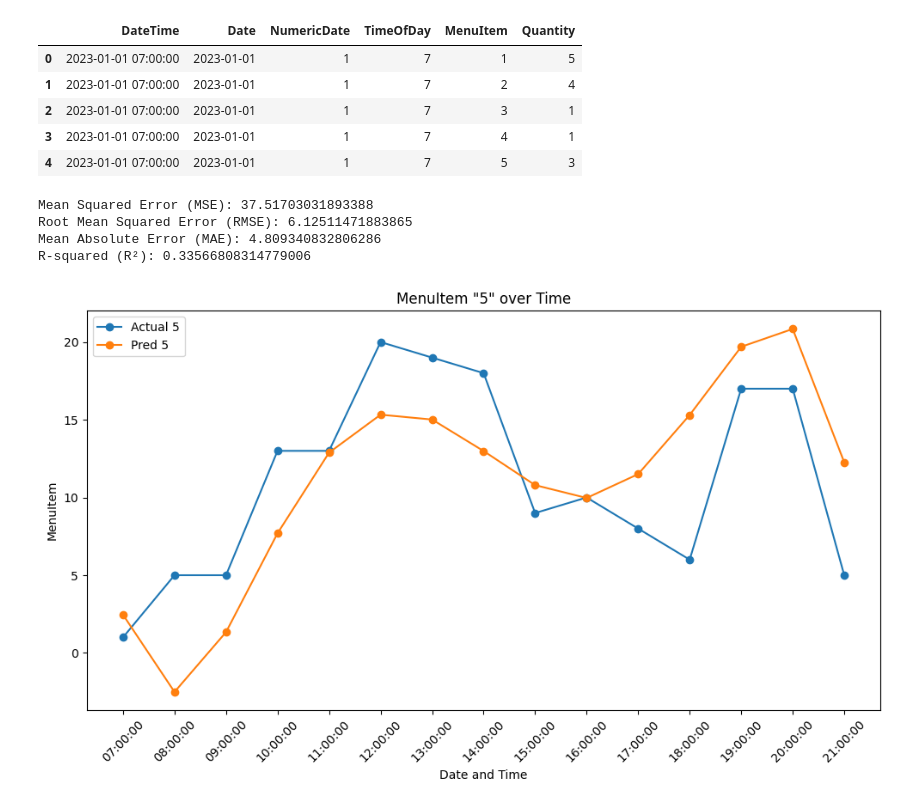
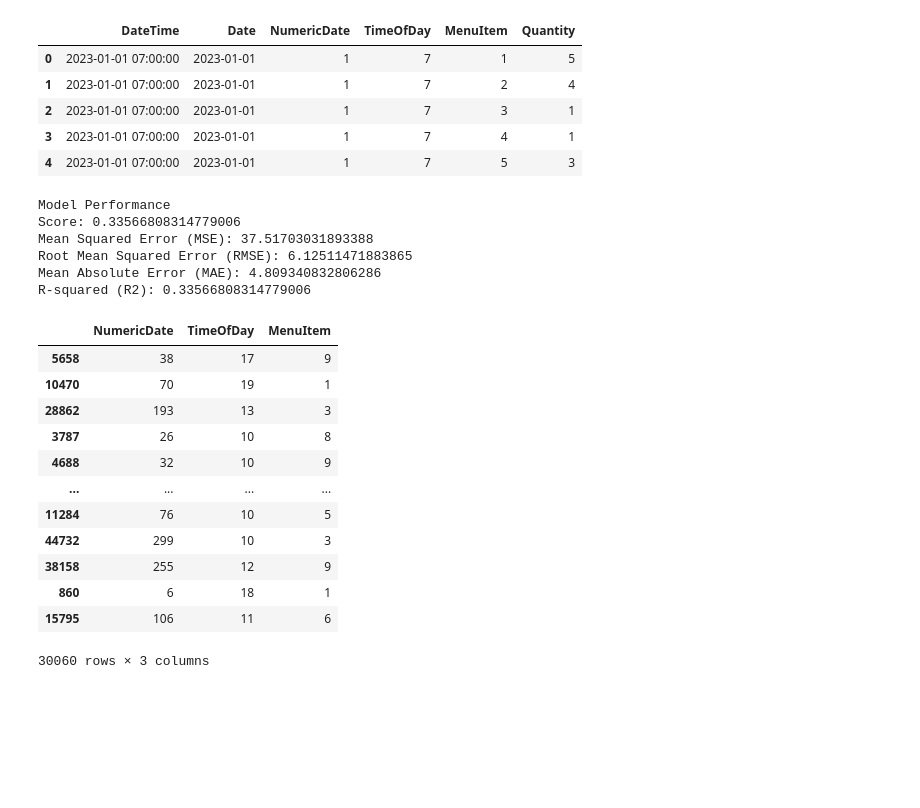
Before and after one commit to pramodsaji/proj-ml, a Jupyter notebook: poly.ipynb, the cells around one changed output. Drawn from its saved outputs; the diff is of its cells as text; code cells hidden in the pictures; blank space fills up the shorter version.

```diff
--- a/poly.ipynb
+++ b/poly.ipynb
@@ -79,57 +81,27 @@ model_poly.fit(X_train_poly_t, y_train_poly)
 # Predicting on the test set
 predictions_poly = model_poly.predict(X_test_poly_t)
 
-# Calculating evaluation metrics
-mse_poly = mean_squared_error(y_test_poly, predictions_poly)
-rmse_poly = np.sqrt(mse_poly)
-mae_poly = mean_absolute_error(y_test_poly, predictions_poly)
-r_squared_poly = r2_score(y_test_poly, predictions_poly)
-
-print(f"Mean Squared Error (MSE): {mse_poly}")
-print(f"Root Mean Squared Error (RMSE): {rmse_poly}")
-print(f"Mean Absolute Error (MAE): {mae_poly}")
-print(f"R-squared (R²): {r_squared_poly}")
+evaluate(model_poly, predictions_poly, X_test_poly_t, y_test_poly)
 # %% [output]
+Model Performance
+Score: 0.33566808314779006
 Mean Squared Error (MSE): 37.51703031893388
 Root Mean Squared Error (RMSE): 6.12511471883865
 Mean Absolute Error (MAE): 4.809340832806286
-R-squared (R²): 0.33566808314779006
+R-squared (R2): 0.33566808314779006
-# %%
-import matplotlib.pyplot as plt
-import pandas as pd
-
-# Assuming 'data' contains your dataset with columns NumericDate, TimeOfDay, MenuItem
-
-# Convert 'Date' column to datetime format and 'TimeOfDay' to timedelta format
-data['DateTime'] = pd.to_datetime(data['Date']) + pd.to_timedelta(data['TimeOfDay'], unit='h')
-
-# Selecting features (including the combined datetime column) and MenuItem
-X = data[['DateTime', 'NumericDate', 'TimeOfDay', 'MenuItem', 'Quantity']]
-
-# Filter for a specific date and menu item
-selected_date = '2023-01-16'  # Replace with your desired date in 'YYYY-MM-DD' format
-selected_menu_item = 5  # Replace with the menu item you want to plot
-
-
-s_d = X[(X['DateTime'].dt.date == pd.to_datetime(selected_date).date()) & (X['MenuItem'] == selected_menu_item)]
-# Selecting features for the specific menu item
-X_d = s_d[['NumericDate', 'TimeOfDay', 'MenuItem']]
-y_d = s_d['Quantity']
-
-X_d_poly = poly.transform(X_d)
-# Predicting for the specific menu item using the already trained model
-predictions_d = model_poly.predict(X_d_poly)
-
-selected_data = X[(X['DateTime'].dt.date == pd.to_datetime(selected_date).date()) & (X['MenuItem'] == selected_menu_item)]
-plt.figure(figsize=(10, 6))
-plt.plot(selected_data['DateTime'].dt.strftime('%H:%M:%S'), selected_data['Quantity'], marker='o', linestyle='-', label="Actual "+str(selected_menu_item))
-plt.plot(selected_data['DateTime'].dt.strftime('%H:%M:%S'), predictions_d, marker='o', linestyle='-', label="Pred "+str(selected_menu_item))
-plt.xlabel('Date and Time')
-plt.ylabel('MenuItem')
-plt.title(f'MenuItem "{selected_menu_item}" over Time')
-plt.legend()
-plt.xticks(rotation=45)
-plt.tight_layout()
-plt.show()
-# %% [output]
-[figure, removed]
+# %%
+X_train_poly
+# %% [output]
+|  | NumericDate | TimeOfDay | MenuItem |
+| 5658 | 38 | 17 | 9 |
+| 10470 | 70 | 19 | 1 |
+| 28862 | 193 | 13 | 3 |
+| 3787 | 26 | 10 | 8 |
+| 4688 | 32 | 10 | 9 |
+| ... | ... | ... | ... |
+| 11284 | 76 | 10 | 5 |
+| 44732 | 299 | 10 | 3 |
+| 38158 | 255 | 12 | 9 |
+| 860 | 6 | 18 | 1 |
+| 15795 | 106 | 11 | 6 |
+30060 rows × 3 columns
```
Also changed, not shown: parts of 2 cells of this notebook, 2 other files.
